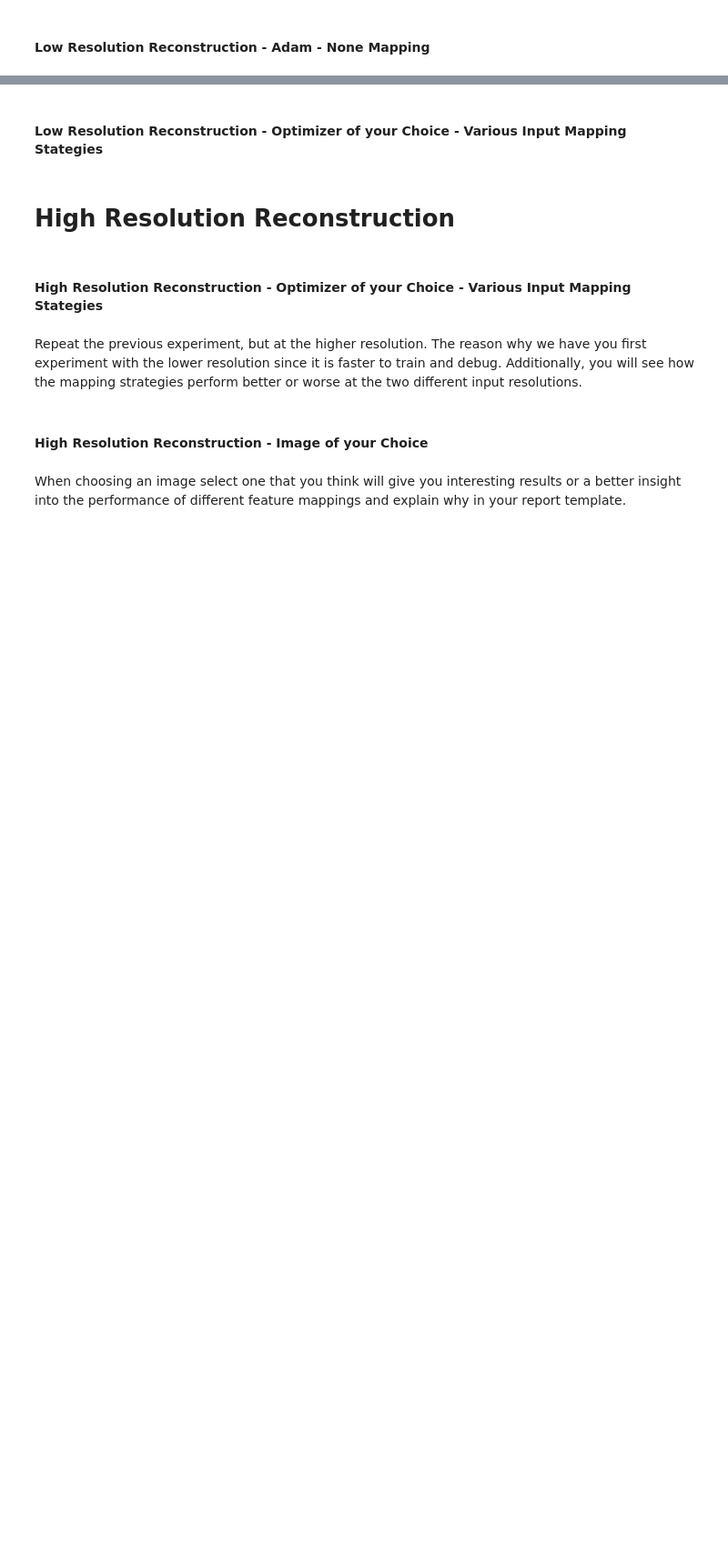
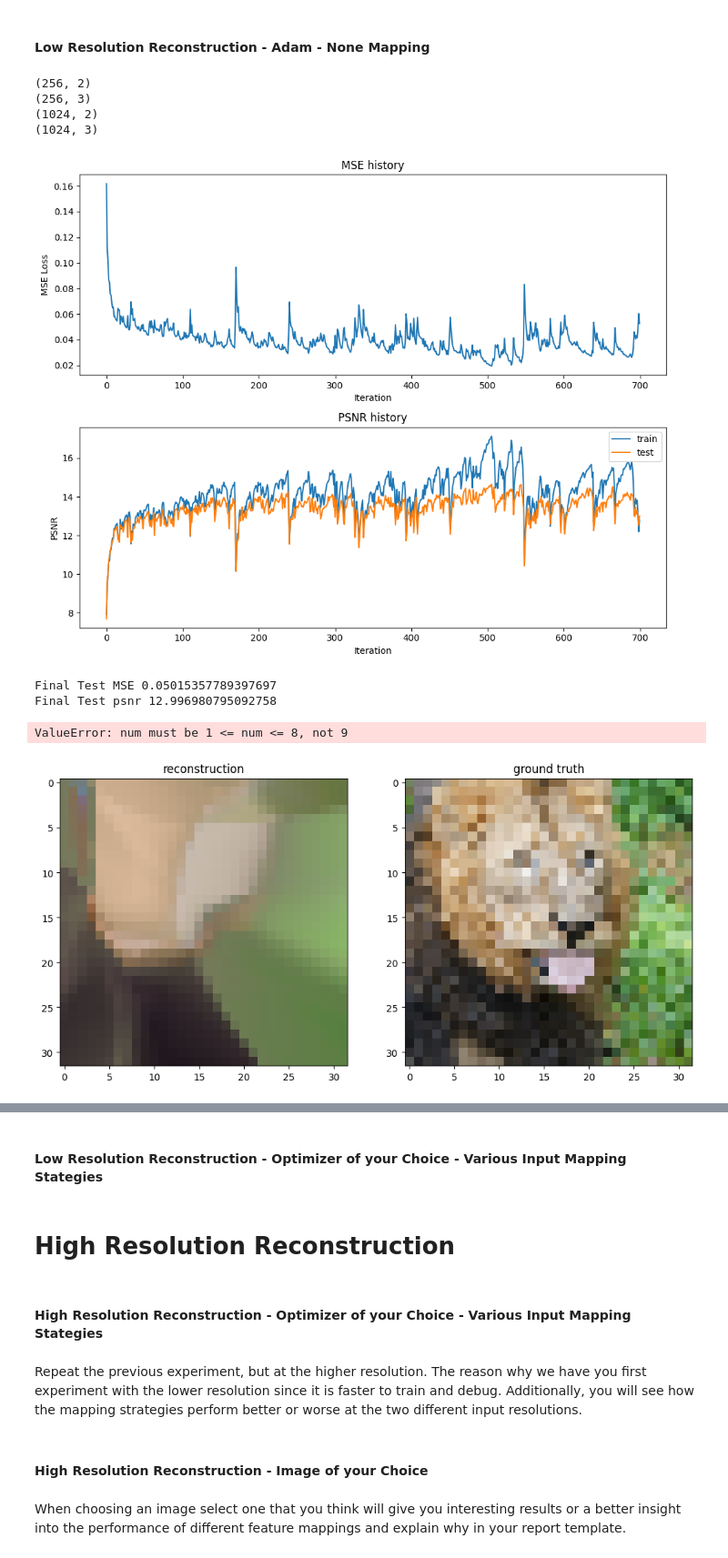
Before and after one commit to KaiwenJon/Deep-Learning-for-CV, a Jupyter notebook: spring2023/MP2/assignment2/assignment2/neural_network.ipynb, the cells around one changed output, grey strips where cells are left out. Shown: that part at 91% size. Cells and saved outputs as stored; diff of their text form; code cells hidden in the pictures; blank space fills up the shorter version.

Commit message:
fix adam bug, complete notebook low reso training

```diff
--- a/spring2023/MP2/assignment2/assignment2/neural_network.ipynb
+++ b/spring2023/MP2/assignment2/assignment2/neural_network.ipynb
@@ -66,6 +69,7 @@ plt.rcParams['figure.figsize'] = (10.0, 8.0)
 # %% [markdown]
 ### Experiment Runner (Fill in TODOs)
 # %%
+
 def NN_experiment(X_train, y_train, X_test, y_test, input_size, num_layers,\
                   hidden_size, output_size, epochs,\
                   learning_rate, opt):
@@ -83,6 +87,7 @@ def NN_experiment(X_train, y_train, X_test, y_test, input_size, num_layers,\
     test_psnr = np.zeros(epochs)
     predicted_images = np.zeros((epochs, y_test.shape[0], y_test.shape[1]))
 
+    num_iteration = 0
     # For each epoch...
     for epoch in tqdm(range(epochs)):
 
@@ -100,17 +105,19 @@ def NN_experiment(X_train, y_train, X_test, y_test, input_size, num_layers,\
             batch_y = y_train[index:min(index + batch_size, n_samples)]
             output_y = net.forward(batch_X)
             loss = net.backward(batch_y)
-            net.update(lr=learning_rate)
+            num_iteration += 1
+            net.update(lr=learning_rate, iteration=num_iteration)
 
         p = net.forward(X_train)
         loss = net.mse(y_train, p)
         train_loss[epoch] = loss
-#         train_psnr[epoch] = #??
-#         predicted_images
+        train_psnr[epoch] = -10*np.log10(loss)
 
         p_test = net.forward(X_test)
         test_loss = net.mse(y_test, p_test)
+        test_psnr[epoch] = -10*np.log10(test_loss)
 
+        predicted_images[epoch] = p_test
 
     return net, train_psnr, test_psnr, train_loss, predicted_images
 # %% [markdown]
@@ -179,7 +186,8 @@ def mse(y, p):
 
 def psnr(y, p):
     # TODO implement this
-    pass
+    mse = np.sum((y - p)**2) / y.shape[0]
+    return -10*np.log10(mse)
 # %% [markdown]
 ### Plotting
 # %%
@@ -205,7 +213,7 @@ def plot_training_curves(train_loss, train_psnr, test_psnr):
 # %%
 def plot_reconstruction(p, y_test):
     p_im = p.reshape(size,size,3)
-    y_im = y.reshape(size,size,3)
+    y_im = y_test.reshape(size,size,3)
 
     plt.figure(figsize=(12,6))
 
@@ -215,8 +223,8 @@ def plot_reconstruction(p, y_test):
     # plot the ground truth image
     plt.subplot(1,2,2), plt.imshow(y_im), plt.title("ground truth")
 
-    print("Final Test MSE", mse(y, p))
-    print("Final Test psnr",psnr(y, p))
+    print("Final Test MSE", mse(y_test, p))
+    print("Final Test psnr",psnr(y_test, p))
 # %%
 def plot_reconstruction_progress(predicted_images, y_test, N=8):
     total = len(predicted_images)
@@ -232,7 +240,7 @@ def plot_reconstruction_progress(predicted_images, y_test, N=8):
 
     # plot ground truth image
     plt.subplot(1, N+1, N+1)
-    plt.imshow(y.reshape(size,size,3))
+    plt.imshow(y_test.reshape(size,size,3))
     plt.title('GT')
     plt.axis("off")
     plt.show()
@@ -352,13 +358,36 @@ NameError: name 'y' is not defined
 # %% [markdown]
 #### Low Resolution Reconstruction - Adam - None Mapping
 # %%
-# get input features
-# TODO implement this by using the get_B_dict() and get_input_features() helper functions
+B_dict = get_B_dict()
+X_train, y_train, X_test, y_test = get_input_features(B_dict, mapping="none")
+
+print(X_train.shape)
+print(y_train.shape)
+print(X_test.shape)
+print(y_test.shape)
 
 # run NN experiment on input features
 # TODO implement by using the NN_experiment() helper function
+net, train_psnr, test_psnr, train_loss, predicted_images = NN_experiment(X_train, y_train, X_test, y_test,
+                                                                        input_size=2,
+                                                                        num_layers=6,
+                                                                        hidden_size=256,
+                                                                        output_size=3,
+                                                                        epochs=1000,
+                                                                        learning_rate=0.001,
+                                                                        opt="Adam")
 
 # plot results of experiment
 plot_training_curves(train_loss, train_psnr, test_psnr)
 plot_reconstruction(net.forward(X_test), y_test)
 plot_reconstruction_progress(predicted_images, y_test)
+# %% [output]
+(256, 2)
+(256, 3)
+(1024, 2)
+(1024, 3)
+[figure, added]
+Final Test MSE 0.05015357789397697
+Final Test psnr 12.996980795092758
+ValueError: num must be 1 <= num <= 8, not 9
+[figure, added]
```
Also changed, not shown: parts of 4 cells of this notebook, 2 other files.
